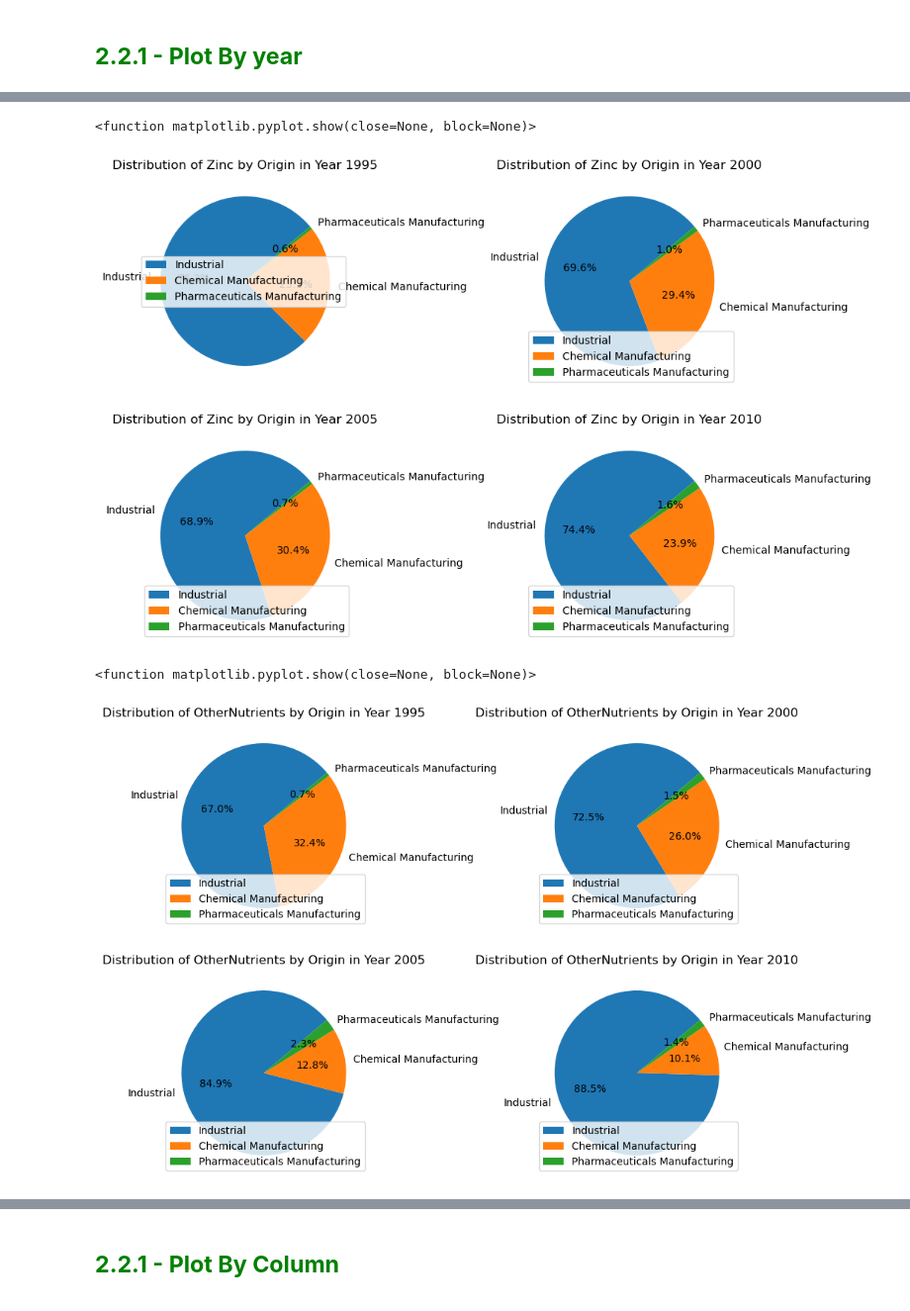
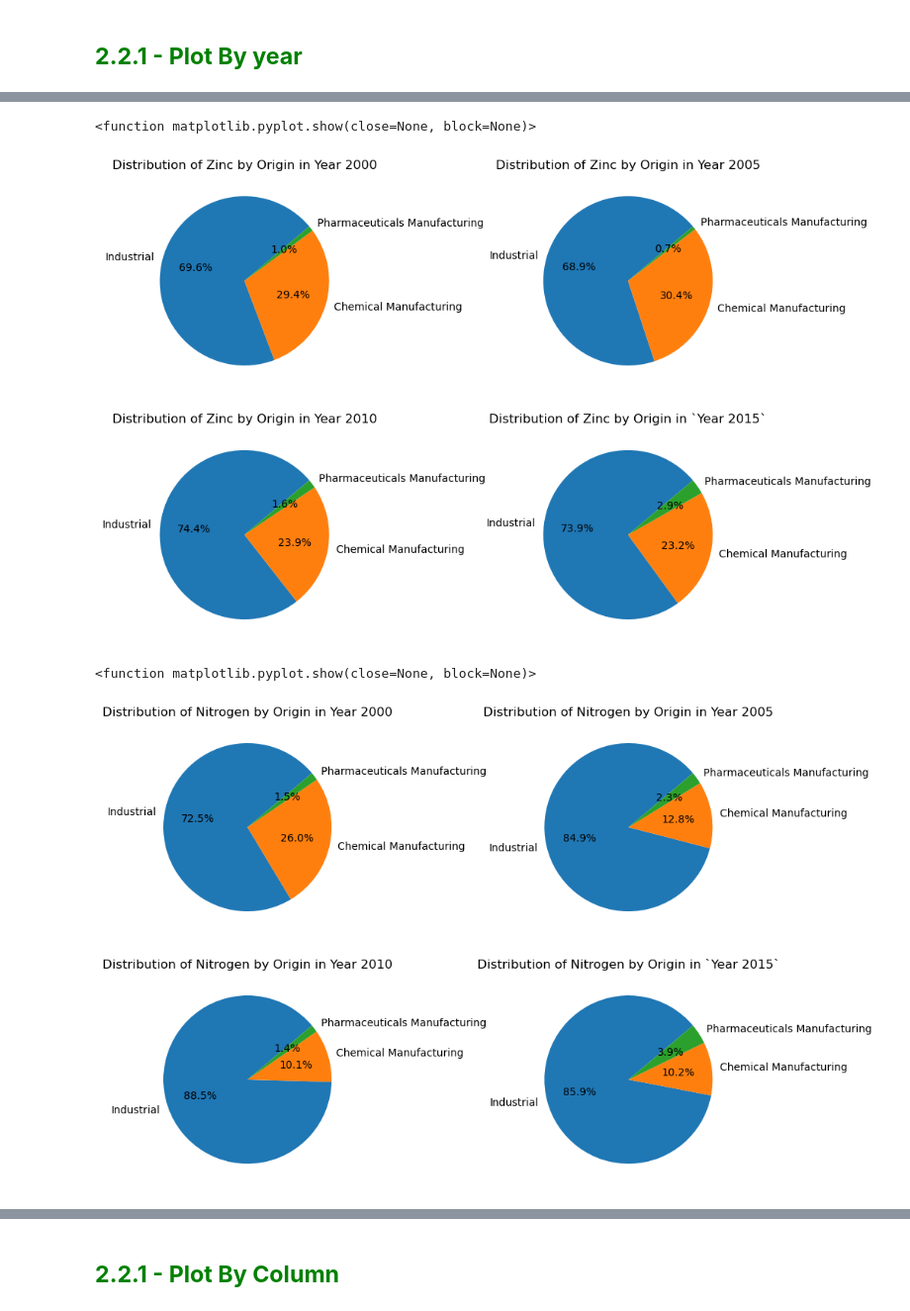
Before and after one commit to imbilalbutt/made-template-ws2324, a Jupyter notebook: project/report.ipynb, the cells around one changed output, grey strips where cells are left out. Shown at 99% size. Saved outputs shown, nothing was run; the diff lists cells and outputs as text; code cells hidden in the pictures.

```diff
--- a/project/report.ipynb
+++ b/project/report.ipynb
@@ -548,2 +367,5 @@ df_water
+# %%
+# Set name of columns
+df_water.columns = ["Year", "Chromium", "Copper", "Mercury", "Lead", "Nickel", "Zinc", "Nitrogen", "Phosphorus"]
 # %%
 df_water = df_water.dropna(axis=0)
@@ -583,9 +380,8 @@ array([1995., 2000., 2005., 2010., 2013., 2014.])
 # %%
 # # Method 2 (works):
 # # year_df_vegetable = df_vegetable[df_vegetable['year'] == 2010]
-water_year_1995 = df_water[df_water['Year'] == 1995]
+
 water_year_2000 = df_water[df_water['Year'] == 2000]
 water_year_2005 = df_water[df_water['Year'] == 2005]
 water_year_2010 = df_water[df_water['Year'] == 2010]
-# water_year_2013 = df_water[df_water['Year'] == 2013]
-# water_year_2014 = df_water[df_water['Year'] == 2014]
+water_year_2015 = df_water[df_water['Year'] == 2014]
@@ -831,49 +509,40 @@ plt.show
 # %%
-# fig, axes = matplotlib.pyplot.subplots(nrows=1, ncols=1, *, sharex=False, sharey=False, squeeze=True, subplot_kw=None, gridspec_kw=None, **fig_kw)
+
 fig, axes = plt.subplots(nrows=2, ncols=2, figsize=(12, 8))
 
-axes[0,0].pie(water_year_1995.Zinc[:], labels=water_year_1995.index, autopct='%1.1f%%', startangle=40)
-axes[0,0].set_title('Distribution of Zinc by Origin in Year 1995')
-axes[0,0].legend()
+axes[0,0].pie(water_year_2000.Zinc[:], labels=water_year_2000.index, autopct='%1.1f%%', startangle=40)
+axes[0,0].set_title('Distribution of Zinc by Origin in Year 2000')
 
-axes[0,1].pie(water_year_2000.Zinc[:], labels=water_year_2000.index, autopct='%1.1f%%', startangle=40)
-axes[0,1].set_title('Distribution of Zinc by Origin in Year 2000')
-axes[0,1].legend()
+axes[0,1].pie(water_year_2005.Zinc[:], labels=water_year_2005.index, autopct='%1.1f%%', startangle=40)
+axes[0,1].set_title('Distribution of Zinc by Origin in Year 2005')
 
-axes[1,0].pie(water_year_2005.Zinc[:], labels=water_year_2005.index, autopct='%1.1f%%', startangle=40)
-axes[1,0].set_title('Distribution of Zinc by Origin in Year 2005')
-axes[1,0].legend()
+axes[1,0].pie(water_year_2010.Zinc[:], labels=water_year_2010.index, autopct='%1.1f%%', startangle=40)
+axes[1,0].set_title('Distribution of Zinc by Origin in Year 2010')
 
-axes[1,1].pie(water_year_2010.Zinc[:], labels=water_year_2010.index, autopct='%1.1f%%', startangle=40)
-axes[1,1].set_title('Distribution of Zinc by Origin in Year 2010')
-axes[1,1].legend()
+axes[1,1].pie(water_year_2015.Zinc[:], labels=water_year_2015.index, autopct='%1.1f%%', startangle=40)
+axes[1,1].set_title('Distribution of Zinc by Origin in `Year 2015`')
 
 plt.show
 # %% [output]
 <function matplotlib.pyplot.show(close=None, block=None)>
-[figure, old version]
+[figure, new version]
 # %%
-# fig, axes = matplotlib.pyplot.subplots(nrows=1, ncols=1, *, sharex=False, sharey=False, squeeze=True, subplot_kw=None, gridspec_kw=None, **fig_kw)
 fig, axes = plt.subplots(nrows=2, ncols=2, figsize=(12, 8))
 
-axes[0,0].pie(water_year_1995.OtherNutrients[:], labels=water_year_1995.index, autopct='%1.1f%%', startangle=40)
-axes[0,0].set_title('Distribution of OtherNutrients by Origin in Year 1995')
-axes[0,0].legend()
+axes[0,0].pie(water_year_2000.Nitrogen[:], labels=water_year_2000.index, autopct='%1.1f%%', startangle=40)
+axes[0,0].set_title('Distribution of Nitrogen by Origin in Year 2000')
 
-axes[0,1].pie(water_year_2000.OtherNutrients[:], labels=water_year_2000.index, autopct='%1.1f%%', startangle=40)
-axes[0,1].set_title('Distribution of OtherNutrients by Origin in Year 2000')
-axes[0,1].legend()
+axes[0,1].pie(water_year_2005.Nitrogen[:], labels=water_year_2005.index, autopct='%1.1f%%', startangle=40)
+axes[0,1].set_title('Distribution of Nitrogen by Origin in Year 2005')
 
-axes[1,0].pie(water_year_2005.OtherNutrients[:], labels=water_year_2005.index, autopct='%1.1f%%', startangle=40)
-axes[1,0].set_title('Distribution of OtherNutrients by Origin in Year 2005')
-axes[1,0].legend()
+axes[1,0].pie(water_year_2010.Nitrogen[:], labels=water_year_2010.index, autopct='%1.1f%%', startangle=40)
+axes[1,0].set_title('Distribution of Nitrogen by Origin in Year 2010')
 
-axes[1,1].pie(water_year_2010.OtherNutrients[:], labels=water_year_2010.index, autopct='%1.1f%%', startangle=40)
-axes[1,1].set_title('Distribution of OtherNutrients by Origin in Year 2010')
-axes[1,1].legend()
+axes[1,1].pie(water_year_2015.Nitrogen[:], labels=water_year_2015.index, autopct='%1.1f%%', startangle=40)
+axes[1,1].set_title('Distribution of Nitrogen by Origin in `Year 2015`')
 
 plt.show
 # %% [output]
 <function matplotlib.pyplot.show(close=None, block=None)>
-[figure, old version]
+[figure, new version]
 # %%
```
Also changed, not shown: parts of 103 cells of this notebook, 1 other file.
